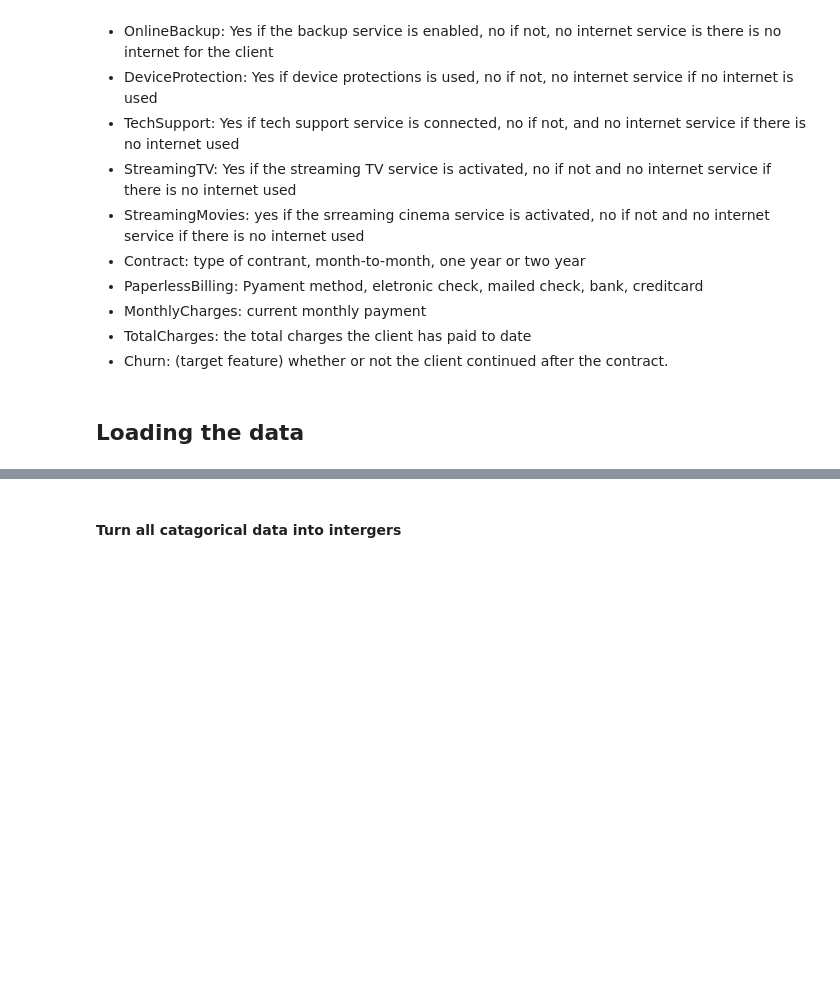
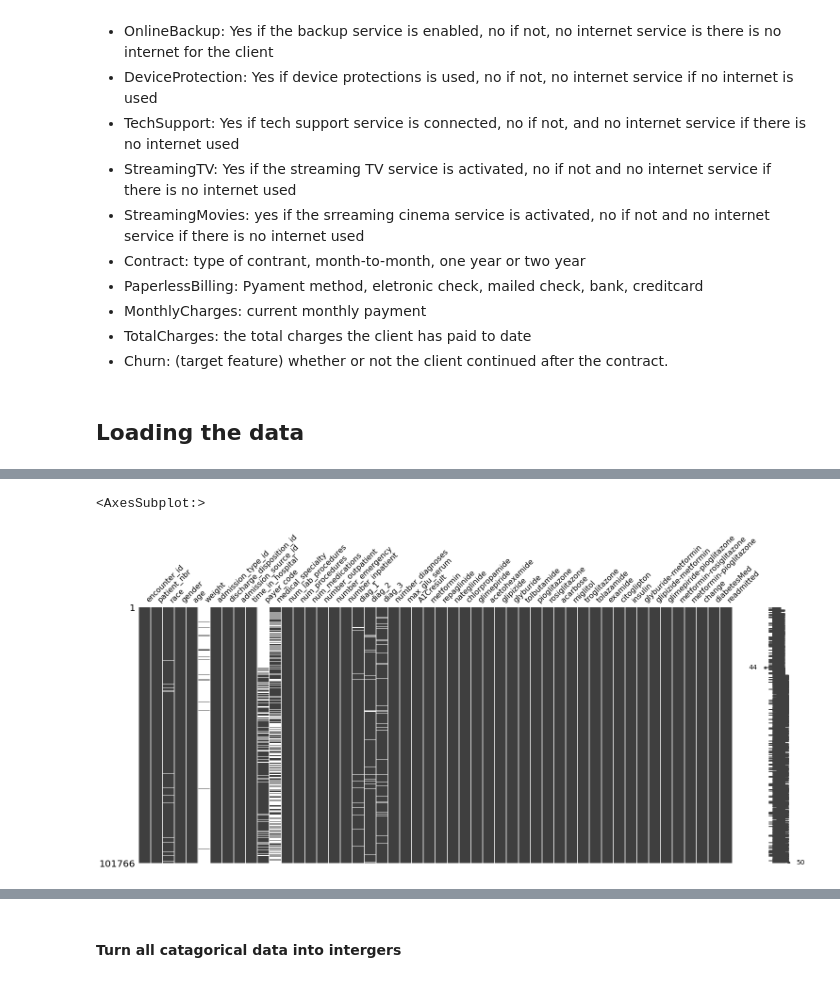
Before and after one commit to nlarsensmu/Wide-and-Deep-NN, a Jupyter notebook: Steven.ipynb, the cells around one changed output, grey strips where cells are left out. Cells and saved outputs as stored; diff of their text form; code cells hidden in the pictures; blank space fills up the shorter version.

```diff
--- a/Steven.ipynb
+++ b/Steven.ipynb
@@ -86,0 +97,8 @@ X_test_df.reset_index()
+# %%
+for col in convert_to_numeric:
+    df_original[col] = pd.to_numeric(df_original[col], errors='coerce')
+# %%
+mn.matrix(df_original)
+# %% [output]
+<AxesSubplot:>
+[figure, added]
```
Also changed, not shown: parts of 27 cells of this notebook.
